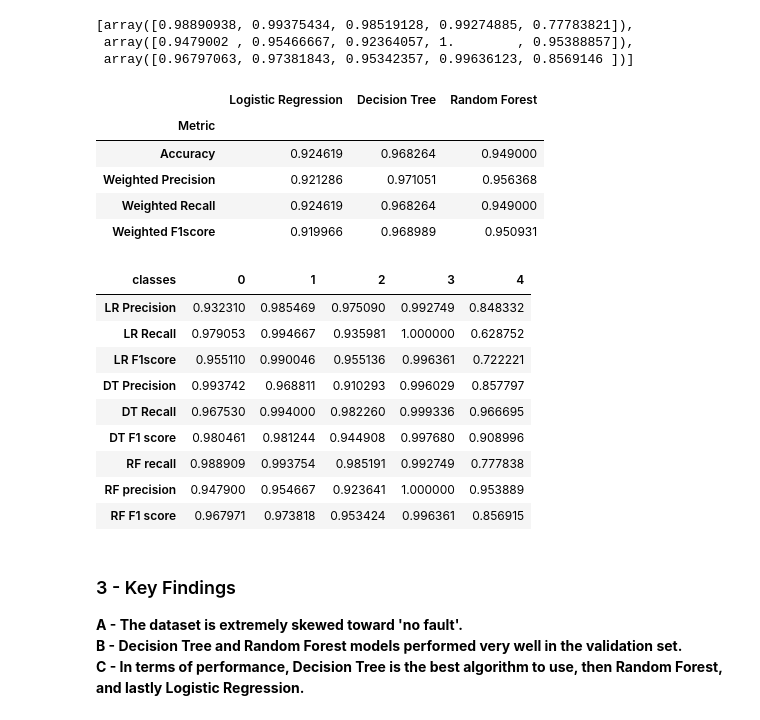
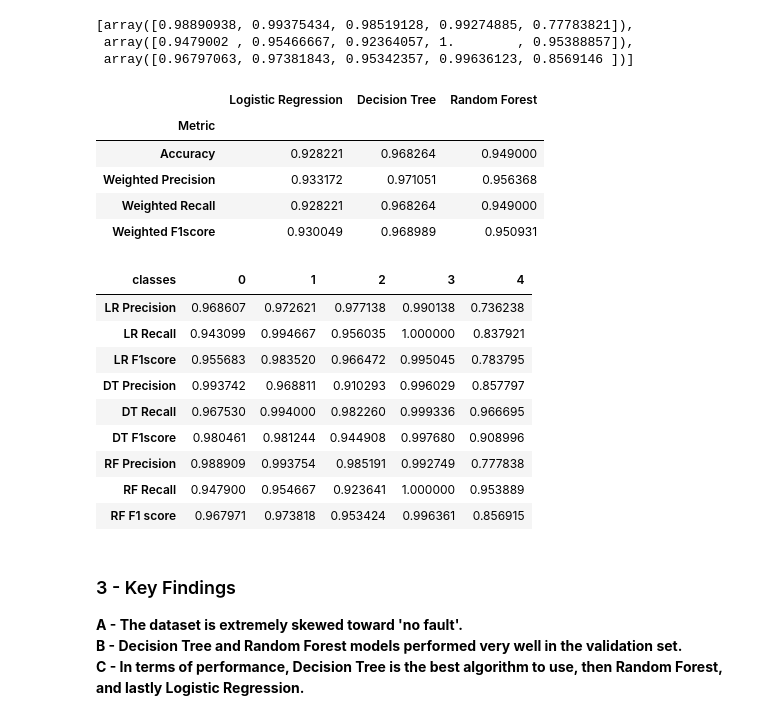
Before and after one commit to KAFSALAH/IBM_MachineLearning, a Jupyter notebook: 03 - Supervised Machine Learning [Classification]/J - Fault Classification in Photovoltaic Plants.ipynb, the cells around one changed output. Cells and saved outputs as stored; diff of their text form; code cells hidden in the pictures.

Commit message:
IBM MACHINE LEARNING - PROJECT C
Minor updates in tables

```diff
--- a/03 - Supervised Machine Learning [Classification]/J - Fault Classification in Photovoltaic Plants.ipynb
+++ b/03 - Supervised Machine Learning [Classification]/J - Fault Classification in Photovoltaic Plants.ipynb
@@ -490,7 +492,7 @@ search_lr.best_params_
 # %% [output]
 {'C': 10, 'penalty': 'l1'}
 # %%
-lr_model = LogisticRegression(random_state = rs, C = 10, penalty = 'l1', solver = 'saga')
+lr_model = LogisticRegression(random_state = rs, C = 10, penalty = 'l1',class_weight=class_weight, solver = 'saga')
 # %%
 lr_model.fit(X_train_s, y_train)
 # %% [output]
@@ -755,34 +763,34 @@ display(final_results)
 # %% [output]
 |  | Logistic Regression | Decision Tree | Random Forest |
 | Metric |  |  |  |
-| Accuracy | 0.924619 | 0.968264 | 0.949000 |
-| Weighted Precision | 0.921286 | 0.971051 | 0.956368 |
-| Weighted Recall | 0.924619 | 0.968264 | 0.949000 |
-| Weighted F1score | 0.919966 | 0.968989 | 0.950931 |
+| Accuracy | 0.928221 | 0.968264 | 0.949000 |
+| Weighted Precision | 0.933172 | 0.971051 | 0.956368 |
+| Weighted Recall | 0.928221 | 0.968264 | 0.949000 |
+| Weighted F1score | 0.930049 | 0.968989 | 0.950931 |
 # %%
 final_results_per_class = {
     'classes': [0,1,2,3,4],
     'LR Precision' :lr_rpf[0],
     'LR Recall' :lr_rpf[1],
     'LR F1score' :lr_rpf[2],
     'DT Precision':dt_rpf[0],
     'DT Recall':dt_rpf[1],
-    'DT F1 score':dt_rpf[2],
-    'RF recall':rf_rpf[0],
-    'RF precision':rf_rpf[1],
+    'DT F1score':dt_rpf[2],
+    'RF Precision':rf_rpf[0],
+    'RF Recall':rf_rpf[1],
     'RF F1 score':rf_rpf[2]}
 final_results_per_class = pd.DataFrame(final_results_per_class).set_index('classes')
 final_results_per_class.T
 # %% [output]
 | classes | 0 | 1 | 2 | 3 | 4 |
-| LR Precision | 0.932310 | 0.985469 | 0.975090 | 0.992749 | 0.848332 |
-| LR Recall | 0.979053 | 0.994667 | 0.935981 | 1.000000 | 0.628752 |
-| LR F1score | 0.955110 | 0.990046 | 0.955136 | 0.996361 | 0.722221 |
+| LR Precision | 0.968607 | 0.972621 | 0.977138 | 0.990138 | 0.736238 |
+| LR Recall | 0.943099 | 0.994667 | 0.956035 | 1.000000 | 0.837921 |
+| LR F1score | 0.955683 | 0.983520 | 0.966472 | 0.995045 | 0.783795 |
 | DT Precision | 0.993742 | 0.968811 | 0.910293 | 0.996029 | 0.857797 |
 | DT Recall | 0.967530 | 0.994000 | 0.982260 | 0.999336 | 0.966695 |
-| DT F1 score | 0.980461 | 0.981244 | 0.944908 | 0.997680 | 0.908996 |
-| RF recall | 0.988909 | 0.993754 | 0.985191 | 0.992749 | 0.777838 |
-| RF precision | 0.947900 | 0.954667 | 0.923641 | 1.000000 | 0.953889 |
+| DT F1score | 0.980461 | 0.981244 | 0.944908 | 0.997680 | 0.908996 |
+| RF Precision | 0.988909 | 0.993754 | 0.985191 | 0.992749 | 0.777838 |
+| RF Recall | 0.947900 | 0.954667 | 0.923641 | 1.000000 | 0.953889 |
 | RF F1 score | 0.967971 | 0.973818 | 0.953424 | 0.996361 | 0.856915 |
 # %% [markdown]
 ### 3 - Key Findings
```
Also changed, not shown: parts of 14 cells of this notebook.
